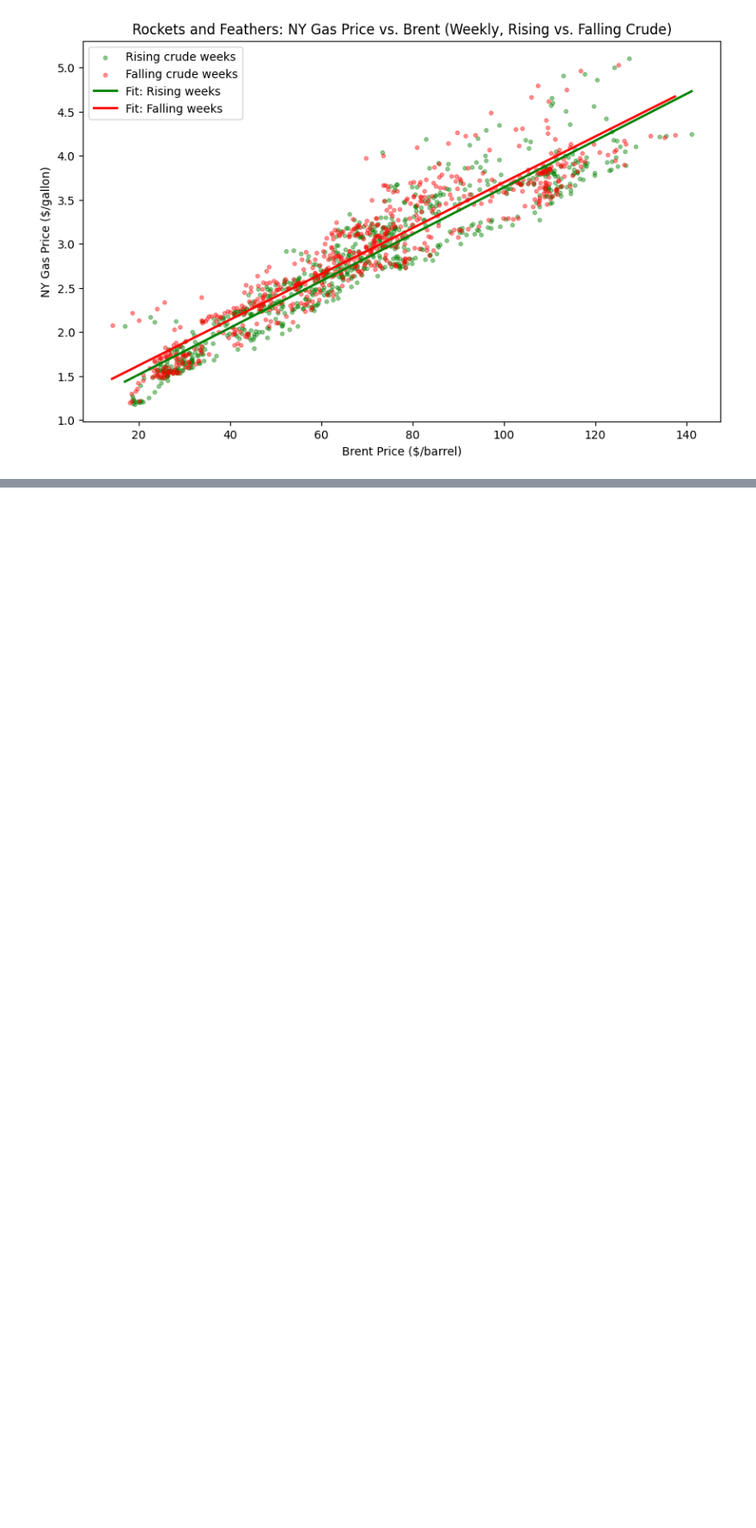
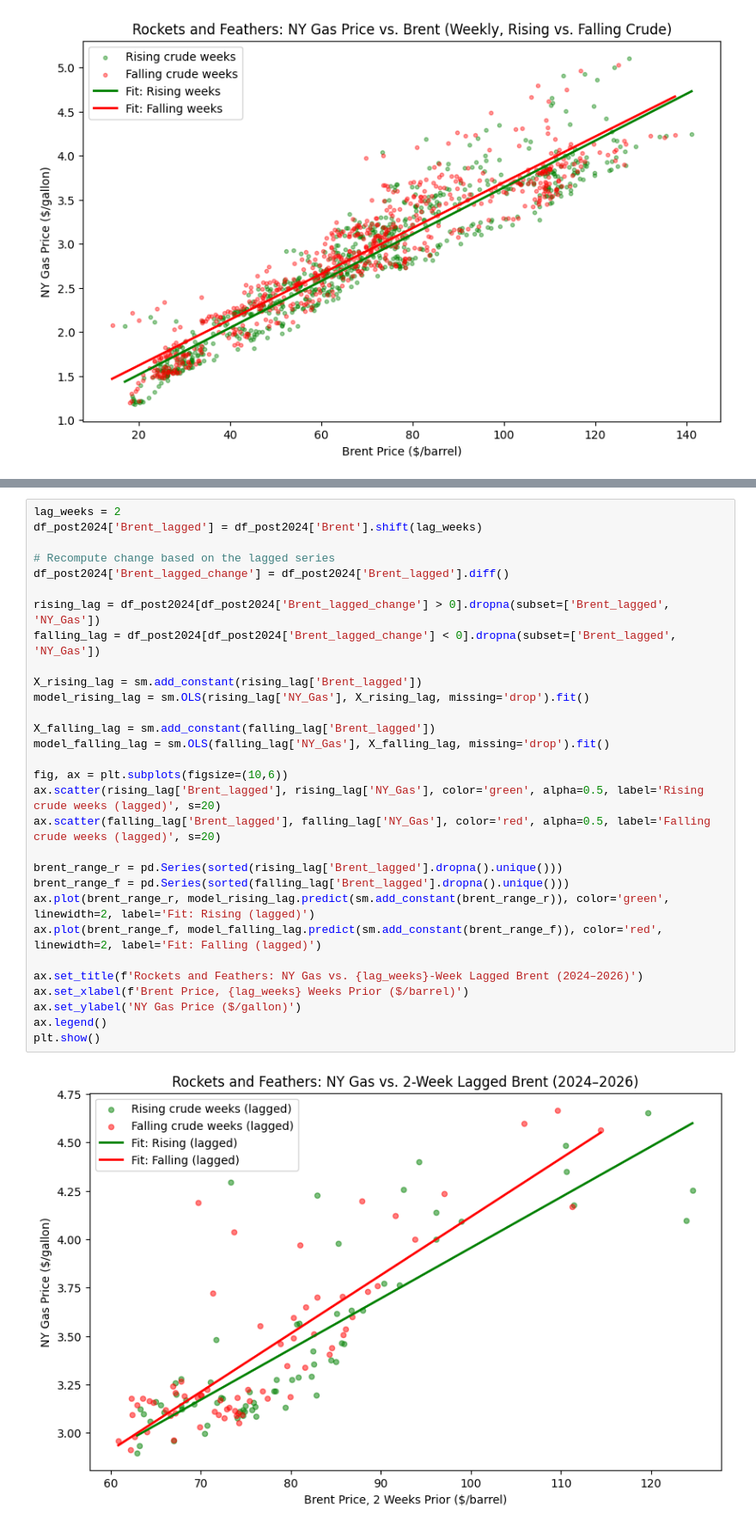
Before and after one commit to ellenwang995/PriceAtThePump, a Jupyter notebook: PumpPricesV2.ipynb, the cells around one changed output, grey strips where cells are left out. Shown at 86% size. Cells and saved outputs as stored; diff of their text form; blank space fills up the shorter version.

```diff
--- a/PumpPricesV2.ipynb
+++ b/PumpPricesV2.ipynb
@@ -144,0 +145,32 @@ plt.show()
+# %%
+lag_weeks = 2
+df_post2024['Brent_lagged'] = df_post2024['Brent'].shift(lag_weeks)
+
+# Recompute change based on the lagged series
+df_post2024['Brent_lagged_change'] = df_post2024['Brent_lagged'].diff()
+
+rising_lag = df_post2024[df_post2024['Brent_lagged_change'] > 0].dropna(subset=['Brent_lagged', 'NY_Gas'])
+falling_lag = df_post2024[df_post2024['Brent_lagged_change'] < 0].dropna(subset=['Brent_lagged', 'NY_Gas'])
+
+X_rising_lag = sm.add_constant(rising_lag['Brent_lagged'])
+model_rising_lag = sm.OLS(rising_lag['NY_Gas'], X_rising_lag, missing='drop').fit()
+
+X_falling_lag = sm.add_constant(falling_lag['Brent_lagged'])
+model_falling_lag = sm.OLS(falling_lag['NY_Gas'], X_falling_lag, missing='drop').fit()
+
+fig, ax = plt.subplots(figsize=(10,6))
+ax.scatter(rising_lag['Brent_lagged'], rising_lag['NY_Gas'], color='green', alpha=0.5, label='Rising crude weeks (lagged)', s=20)
+ax.scatter(falling_lag['Brent_lagged'], falling_lag['NY_Gas'], color='red', alpha=0.5, label='Falling crude weeks (lagged)', s=20)
+
+brent_range_r = pd.Series(sorted(rising_lag['Brent_lagged'].dropna().unique()))
+brent_range_f = pd.Series(sorted(falling_lag['Brent_lagged'].dropna().unique()))
+ax.plot(brent_range_r, model_rising_lag.predict(sm.add_constant(brent_range_r)), color='green', linewidth=2, label='Fit: Rising (lagged)')
+ax.plot(brent_range_f, model_falling_lag.predict(sm.add_constant(brent_range_f)), color='red', linewidth=2, label='Fit: Falling (lagged)')
+
+ax.set_title(f'Rockets and Feathers: NY Gas vs. {lag_weeks}-Week Lagged Brent (2024–2026)')
+ax.set_xlabel(f'Brent Price, {lag_weeks} Weeks Prior ($/barrel)')
+ax.set_ylabel('NY Gas Price ($/gallon)')
+ax.legend()
+plt.show()
+# %% [output]
+[figure, added]
```
Also changed, not shown: parts of 2 cells of this notebook.
